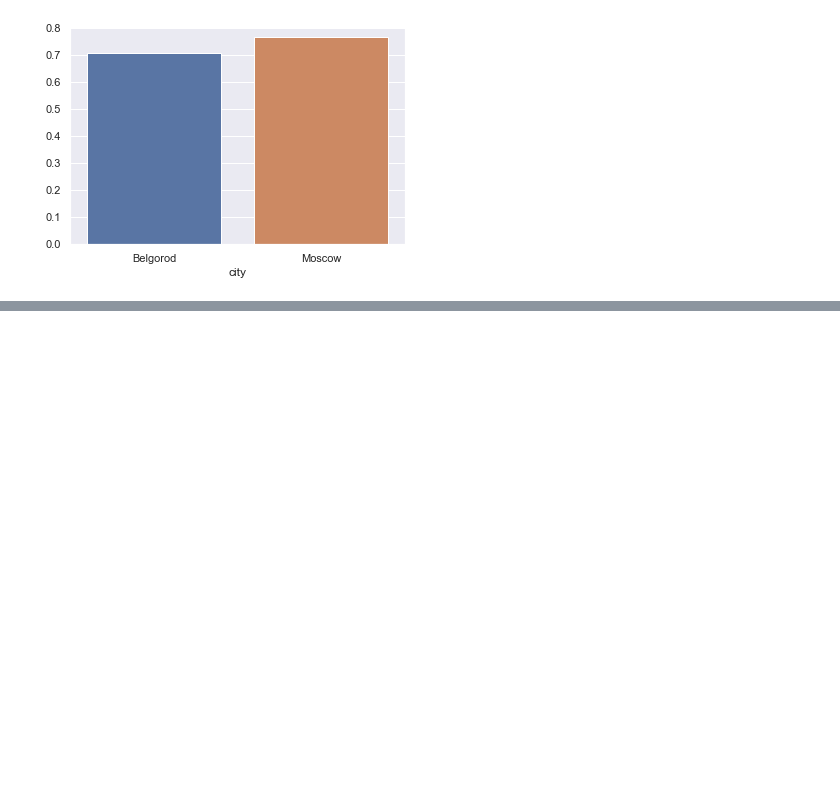
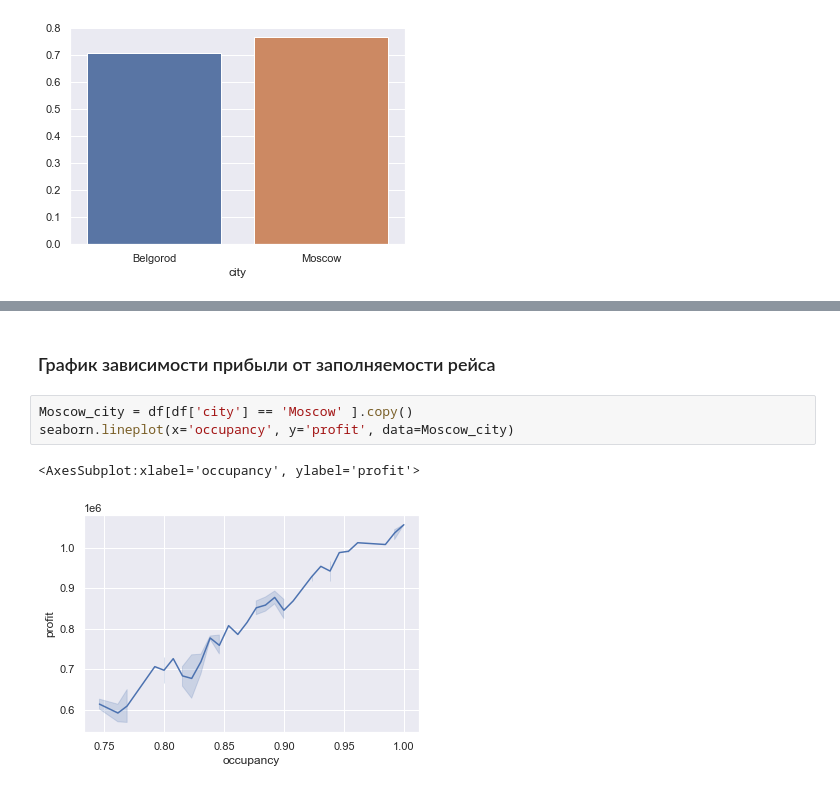
Before and after one commit to daimond025/skillFactory, a Jupyter notebook: module 4/module 4.ipynb, the cells around one changed output, grey strips where cells are left out. Saved outputs shown, nothing was run; the diff lists cells and outputs as text; blank space fills up the shorter version.

```diff
--- a/module 4/module 4.ipynb
+++ b/module 4/module 4.ipynb
@@ -219,0 +224,8 @@ seaborn.barplot(x=dff.index, y=dff.values)
+# %% [markdown]
+### График зависимости прибыли от заполняемости рейса
+# %%
+Moscow_city = df[df['city'] == 'Moscow' ].copy()
+seaborn.lineplot(x='occupancy', y='profit', data=Moscow_city)
+# %% [output]
+<AxesSubplot:xlabel='occupancy', ylabel='profit'>
+[figure, added]
```
Also changed, not shown: parts of 9 cells of this notebook, 4 other files.
